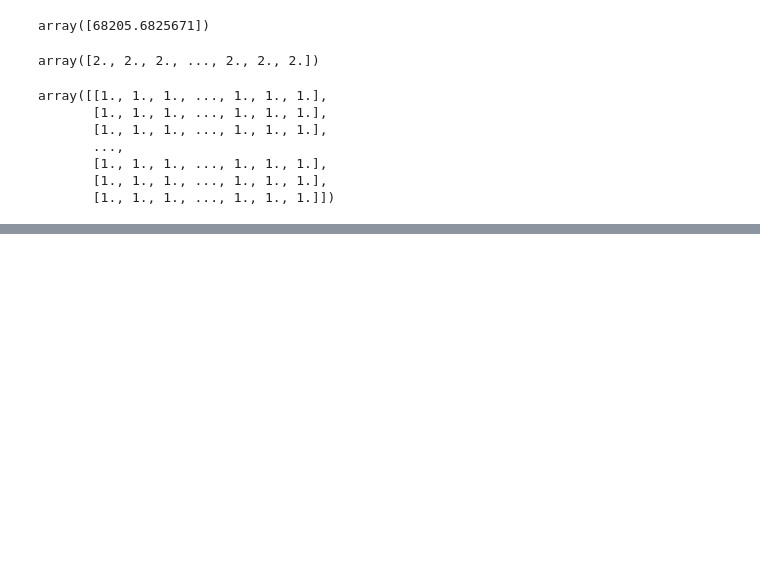
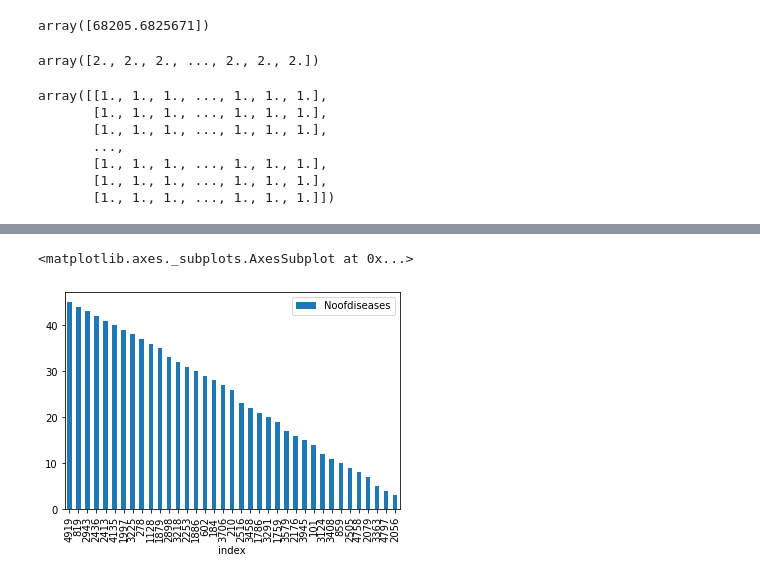
Before and after one commit to nitzmali/Kaggle, a Jupyter notebook: naveen Project/Data Exploration.ipynb, the cells around one changed output, grey strips where cells are left out. Drawn from its saved outputs; the diff is of its cells as text; code cells hidden in the pictures; blank space fills up the shorter version.

```diff
--- a/naveen Project/Data Exploration.ipynb
+++ b/naveen Project/Data Exploration.ipynb
@@ -149,3 +149,7 @@ array([[1., 1., 1., ..., 1., 1., 1.],
        [1., 1., 1., ..., 1., 1., 1.],
        [1., 1., 1., ..., 1., 1., 1.],
        [1., 1., 1., ..., 1., 1., 1.]])
+# %%
+# data exploration section
+data['Noofdiseases']=data.iloc[:,:-1].sum(axis=1)
+output=data['prognosis'].value_counts().sort_values().reset_index()
@@ -151,0 +214,5 @@ array([[1., 1., 1., ..., 1., 1., 1.],
+# %%
+data['Noofdiseases'].reset_index().sort_values(['Noofdiseases'],ascending=False).drop_duplicates('Noofdiseases').plot(kind='bar',x='index')
+# %% [output]
+<matplotlib.axes._subplots.AxesSubplot at 0x...>
+[figure, added]
```
Also changed, not shown: parts of 14 cells of this notebook, 1 other file.
